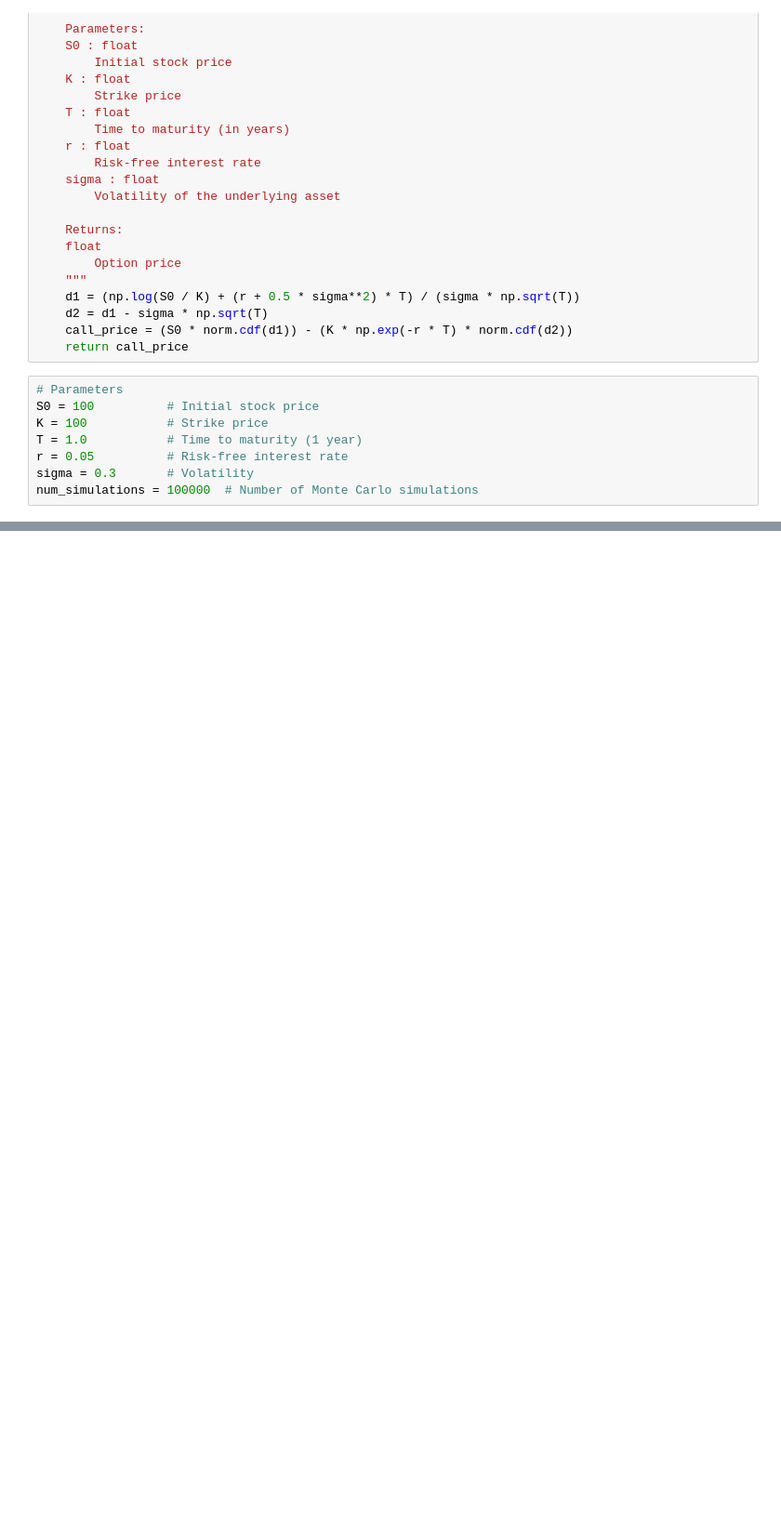
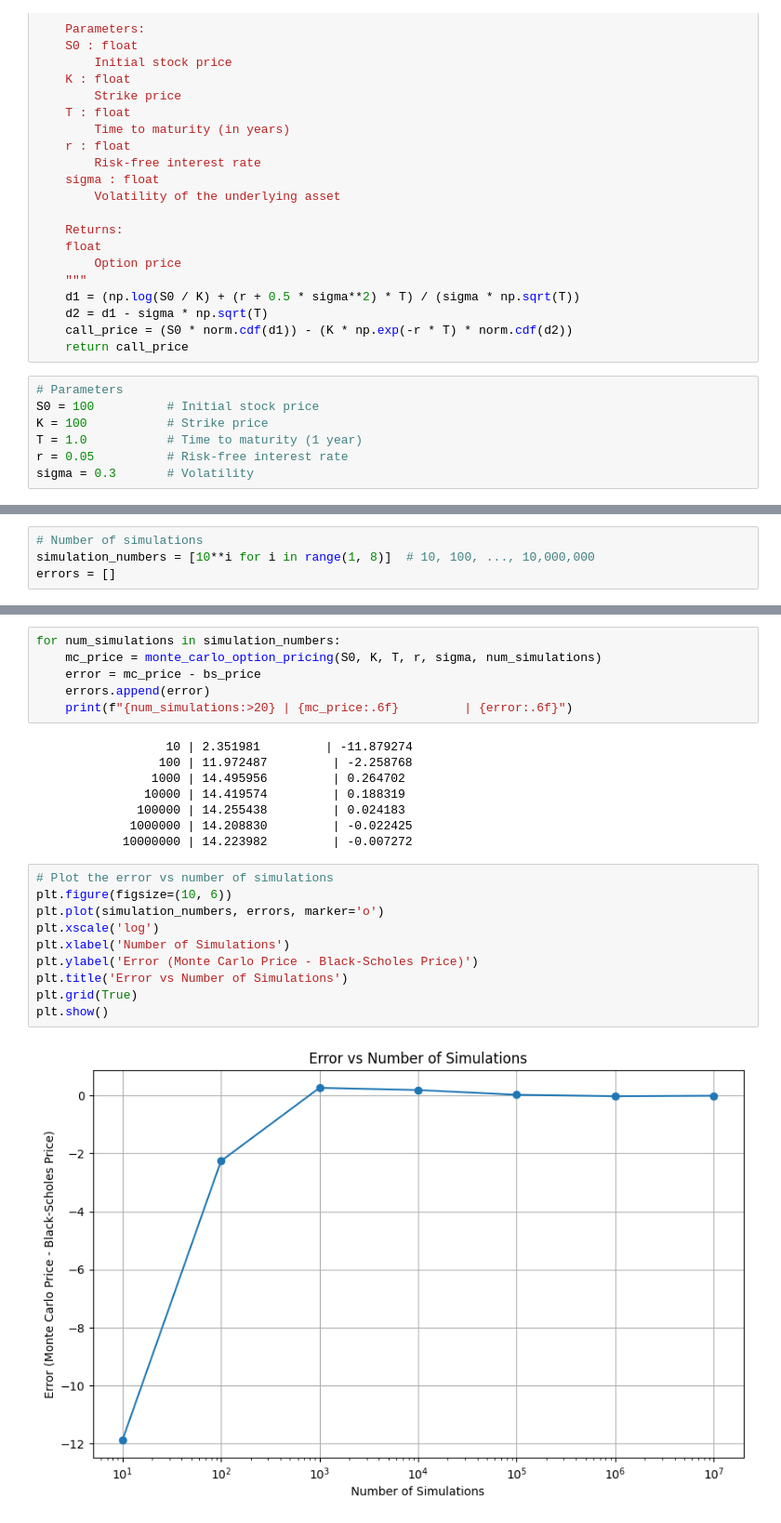
Before and after one commit to LukaLiegis/monte_carlo, a Jupyter notebook: main.ipynb, the cells around one changed output, grey strips where cells are left out. Shown: that part at 93% size. Cells and saved outputs as stored; diff of their text form; blank space fills up the shorter version.

Commit message:
create plot

```diff
--- a/main.ipynb
+++ b/main.ipynb
@@ -66,4 +67,3 @@ K = 100           # Strike price
 T = 1.0           # Time to maturity (1 year)
 r = 0.05          # Risk-free interest rate
 sigma = 0.3       # Volatility
-num_simulations = 100000  # Number of Monte Carlo simulations
@@ -85,0 +73,4 @@ print(results)
+# %%
+# Number of simulations
+simulation_numbers = [10**i for i in range(1, 8)]  # 10, 100, ..., 10,000,000
+errors = []
@@ -85,0 +83,26 @@ print(results)
+# %%
+for num_simulations in simulation_numbers:
+    mc_price = monte_carlo_option_pricing(S0, K, T, r, sigma, num_simulations)
+    error = mc_price - bs_price
+    errors.append(error)
+    print(f"{num_simulations:>20} | {mc_price:.6f}         | {error:.6f}")
+# %% [output]
+                  10 | 2.351981         | -11.879274
+                 100 | 11.972487         | -2.258768
+                1000 | 14.495956         | 0.264702
+               10000 | 14.419574         | 0.188319
+              100000 | 14.255438         | 0.024183
+             1000000 | 14.208830         | -0.022425
+            10000000 | 14.223982         | -0.007272
+# %%
+# Plot the error vs number of simulations
+plt.figure(figsize=(10, 6))
+plt.plot(simulation_numbers, errors, marker='o')
+plt.xscale('log')
+plt.xlabel('Number of Simulations')
+plt.ylabel('Error (Monte Carlo Price - Black-Scholes Price)')
+plt.title('Error vs Number of Simulations')
+plt.grid(True)
+plt.show()
+# %% [output]
+[figure, added]
```
Also changed, not shown: parts of 5 cells of this notebook.
